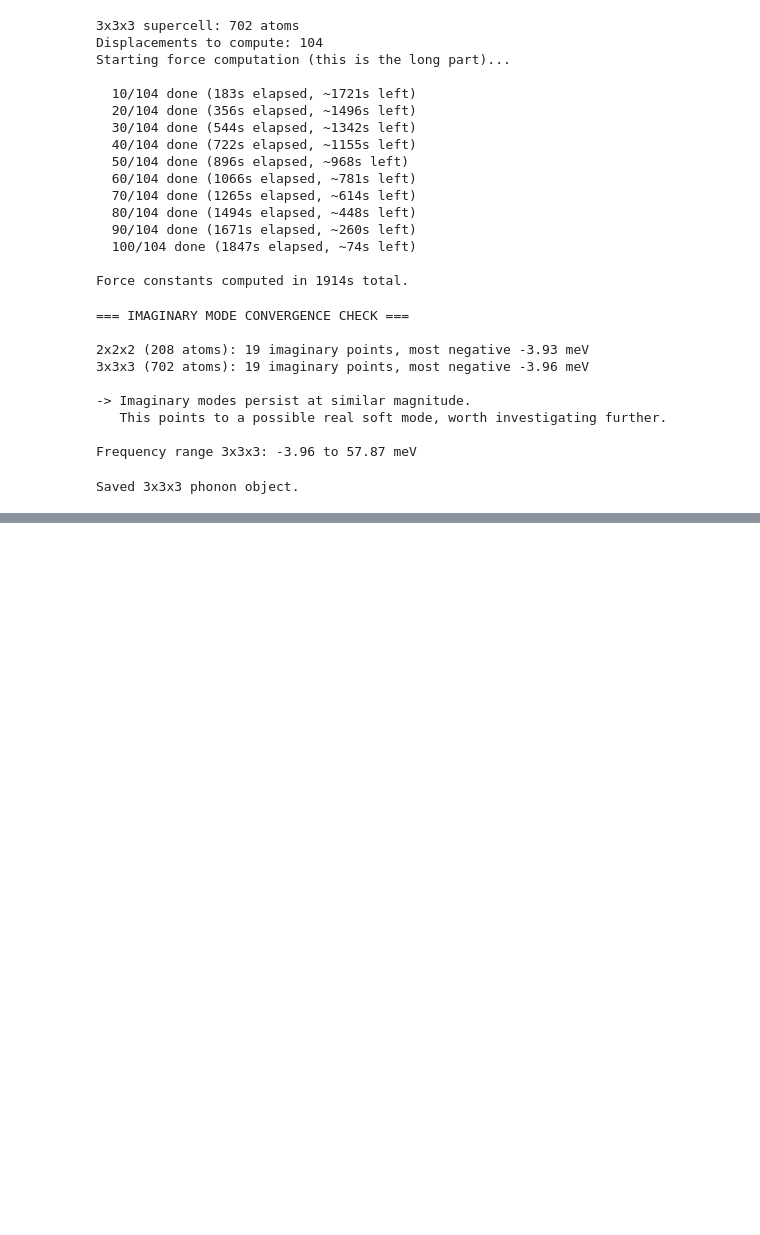
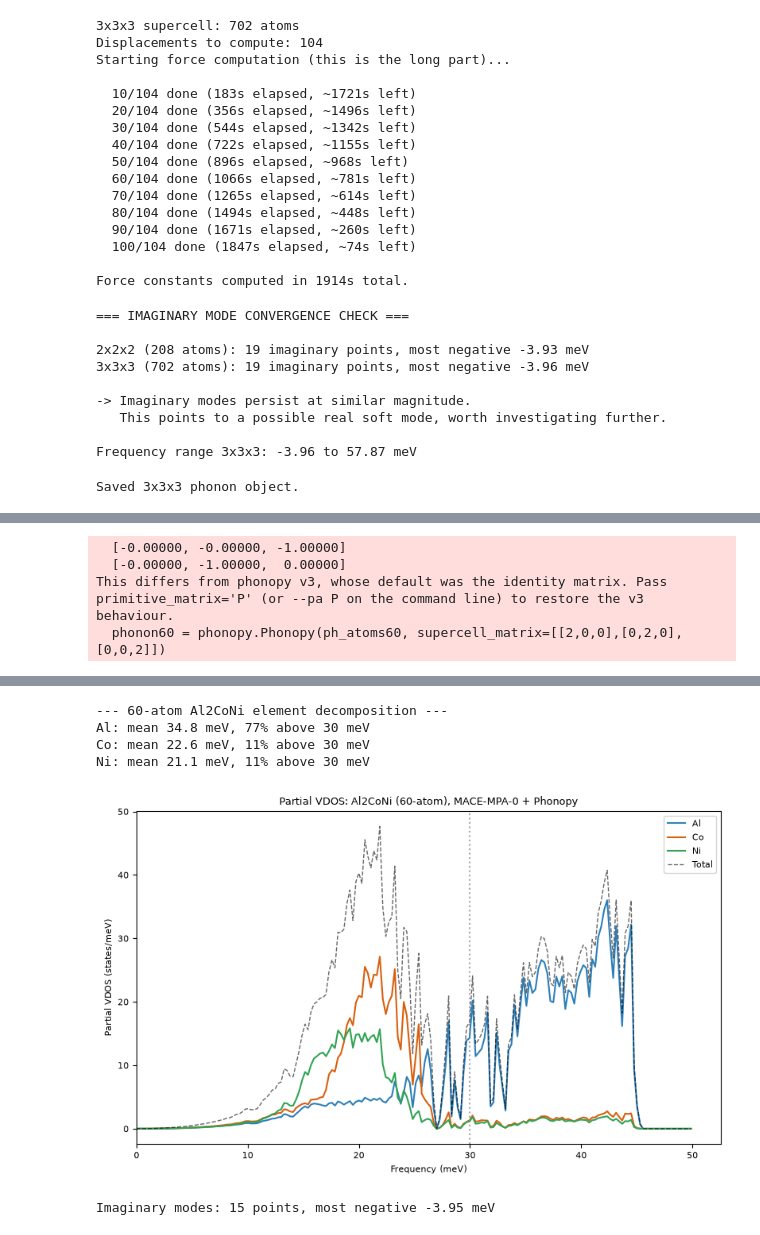
Before and after one commit to contactrameezraja/quasicrystal-mace, a Jupyter notebook: O2_Phonopy.ipynb, the cells around one changed output, grey strips where cells are left out. Saved outputs shown, nothing was run; the diff lists cells and outputs as text; code cells hidden in the pictures; blank space fills up the shorter version.

```diff
--- a/O2_Phonopy.ipynb
+++ b/O2_Phonopy.ipynb
@@ -320,0 +525,69 @@ Saved 3x3x3 phonon object.
+# %%
+import time, matplotlib.pyplot as plt
+
+# --- relax (tight, same as before) ---
+atoms60.calc = calc
+BFGS(FrechetCellFilter(atoms60), logfile=None).run(fmax=0.001)
+fmax60 = np.sqrt((atoms60.get_forces()**2).sum(axis=1)).max()
+print(f"Relaxed 60-atom: max force {fmax60:.5f} eV/A, energy {atoms60.get_potential_energy():.4f} eV")
+
+# --- Phonopy setup 2x2x2 ---
+ph_atoms60 = PhonopyAtoms(symbols=atoms60.get_chemical_symbols(),
+                          cell=atoms60.get_cell().array,
+                          scaled_positions=atoms60.get_scaled_positions())
+phonon60 = phonopy.Phonopy(ph_atoms60, supercell_matrix=[[2,0,0],[0,2,0],[0,0,2]])
+phonon60.generate_displacements(distance=0.01)
+supercells = phonon60.supercells_with_displacements
+print(f"Supercell: {len(phonon60.supercell)} atoms, {len(supercells)} displacements\n")
+
+# --- forces ---
+force_sets = []
+t0 = time.time()
+for i, scell in enumerate(supercells):
+    a = Atoms(symbols=scell.symbols, cell=scell.cell,
+              scaled_positions=scell.scaled_positions, pbc=True)
+    a.calc = calc
+    force_sets.append(a.get_forces())
+    if (i+1) % 20 == 0:
+        el = time.time()-t0
+        rem = el/(i+1)*(len(supercells)-(i+1))
+        print(f"  {i+1}/{len(supercells)} ({el:.0f}s, ~{rem:.0f}s left)")
+phonon60.forces = force_sets
+phonon60.produce_force_constants()
+phonon60.save("o2_phonon_60atom.yaml")
+print(f"\nForce constants done in {time.time()-t0:.0f}s, saved.")
+
+# --- partial (element-projected) DOS ---
+phonon60.run_mesh([30,30,30], with_eigenvectors=True, is_mesh_symmetry=False)
+phonon60.run_projected_dos(use_tetrahedron_method=True)
+pdos = phonon60.get_projected_dos_dict()
+f_meV = pdos["frequency_points"] * 4.13567
+proj = pdos["projected_dos"]
+symbols = phonon60.primitive.symbols
+colors = {"Al":"#2c7fb8","Co":"#d95f0e","Ni":"#31a354"}
+
+fig, ax = plt.subplots(figsize=(8,5))
+total = np.zeros_like(f_meV)
+print("\n--- 60-atom Al2CoNi element decomposition ---")
+for el in ["Al","Co","Ni"]:
+    idx = [i for i,s in enumerate(symbols) if s==el]
+    if idx:
+        ed = proj[idx].sum(axis=0)
+        ax.plot(f_meV, ed, color=colors[el], lw=1.5, label=el)
+        total += ed
+        above30 = np.sum(ed[f_meV>30])/np.sum(ed)*100
+        wmean = np.sum(f_meV*ed)/np.sum(ed)
+        print(f"{el}: mean {wmean:.1f} meV, {above30:.0f}% above 30 meV")
+ax.plot(f_meV, total, "k--", lw=1.0, alpha=0.6, label="Total")
+ax.axvline(30, color="gray", ls=":", alpha=0.7)
+ax.set_xlabel("Frequency (meV)"); ax.set_ylabel("Partial VDOS (states/meV)")
+ax.set_title("Partial VDOS: Al2CoNi (60-atom), MACE-MPA-0 + Phonopy")
+ax.set_xlim(left=0); ax.legend()
+plt.tight_layout()
+plt.savefig("o2_partial_vdos_60atom.png", dpi=150, bbox_inches="tight")
+plt.show()
+
+# imaginary check
+neg = f_meV[f_meV < -0.1]
+print(f"\nImaginary modes: {len(neg)} points, most negative {f_meV.min():.2f} meV")
+# %% [output]
@@ -320,0 +596,4 @@ Saved 3x3x3 phonon object.
+  [-0.00000, -0.00000, -1.00000]
+  [-0.00000, -1.00000,  0.00000]
+This differs from phonopy v3, whose default was the identity matrix. Pass primitive_matrix='P' (or --pa P on the command line) to restore the v3 behaviour.
+  phonon60 = phonopy.Phonopy(ph_atoms60, supercell_matrix=[[2,0,0],[0,2,0],[0,0,2]])
@@ -320,0 +620,6 @@ Saved 3x3x3 phonon object.
+--- 60-atom Al2CoNi element decomposition ---
+Al: mean 34.8 meV, 77% above 30 meV
+Co: mean 22.6 meV, 11% above 30 meV
+Ni: mean 21.1 meV, 11% above 30 meV
+[figure, added]
+Imaginary modes: 15 points, most negative -3.95 meV
```
Also changed, not shown: parts of 8 cells of this notebook, 4 other files.
